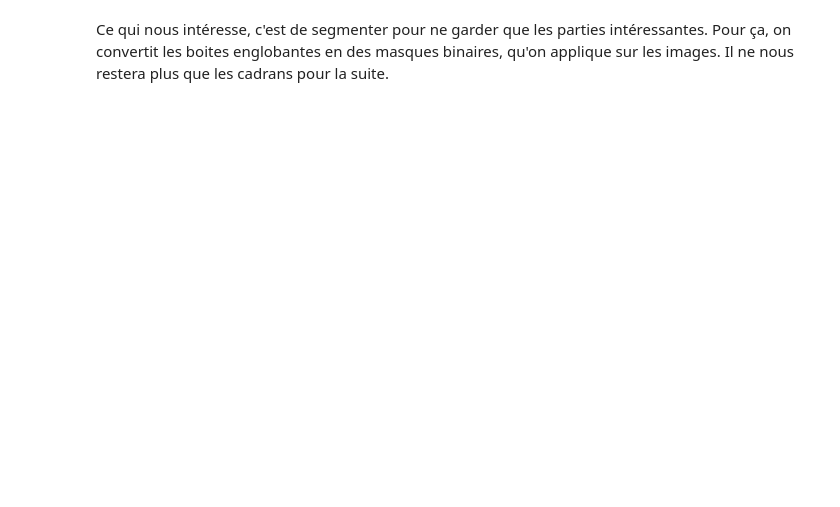
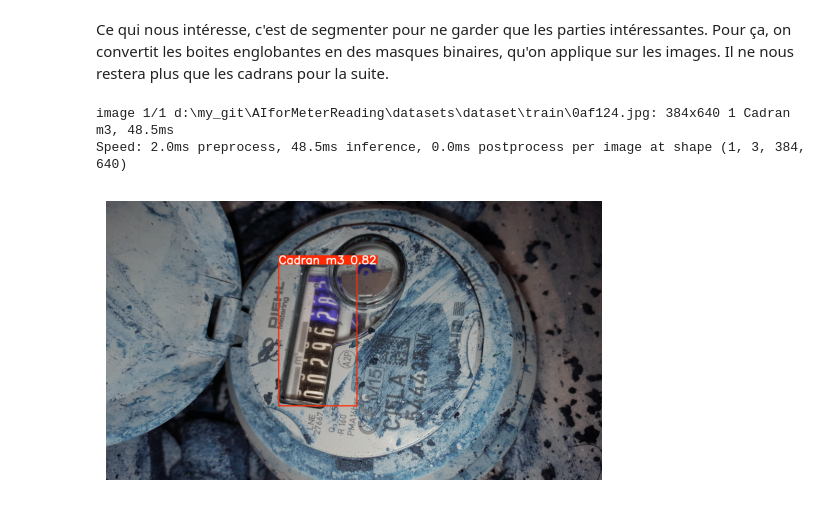
Before and after one commit to yannasyr/AIforMeterReading, a Jupyter notebook: yann_v1.ipynb, the cells around one changed output. Drawn from its saved outputs; the diff is of its cells as text; code cells hidden in the pictures; blank space fills up the shorter version.

```diff
--- a/yann_v1.ipynb
+++ b/yann_v1.ipynb
@@ -218,3 +228,16 @@ results[0].show()
 # %% [markdown]
 Ce qui nous intéresse, c'est de segmenter pour ne garder que les parties intéressantes. Pour ça, on convertit les boites englobantes en des masques binaires, qu'on applique sur les images. Il ne nous restera plus que les cadrans pour la suite.
+# %%
+from ultralytics import YOLO
+
+# Test avec un modèle pré-entraîné de YOLO
+model = YOLO("bbox_yolov11_200train.pt")
+image_name = 'datasets/dataset/train/0af124.jpg'
+results = model.predict(source=image_name)  # Remplacez par une image existante
+plt.imshow(results[0].plot()), plt.axis('off')
+plt.show()
+# %% [output]
+image 1/1 d:\my_git\AIforMeterReading\datasets\dataset\train\0af124.jpg: 384x640 1 Cadran m3, 48.5ms
+Speed: 2.0ms preprocess, 48.5ms inference, 0.0ms postprocess per image at shape (1, 3, 384, 640)
+[figure, added]
 # %%
```
Also changed, not shown: parts of 19 cells of this notebook.
